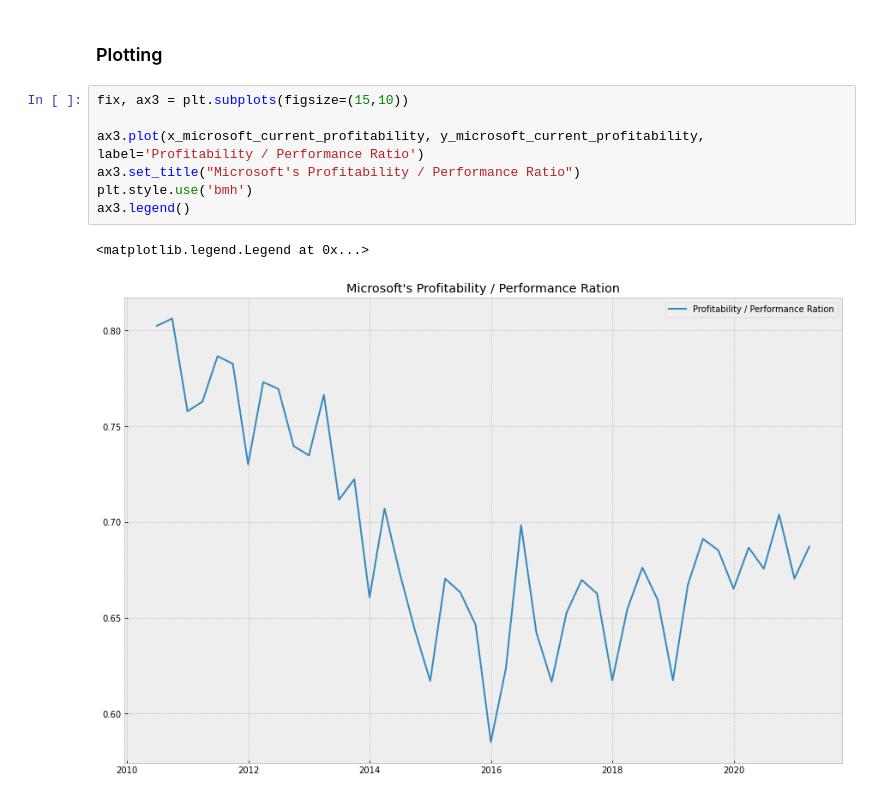
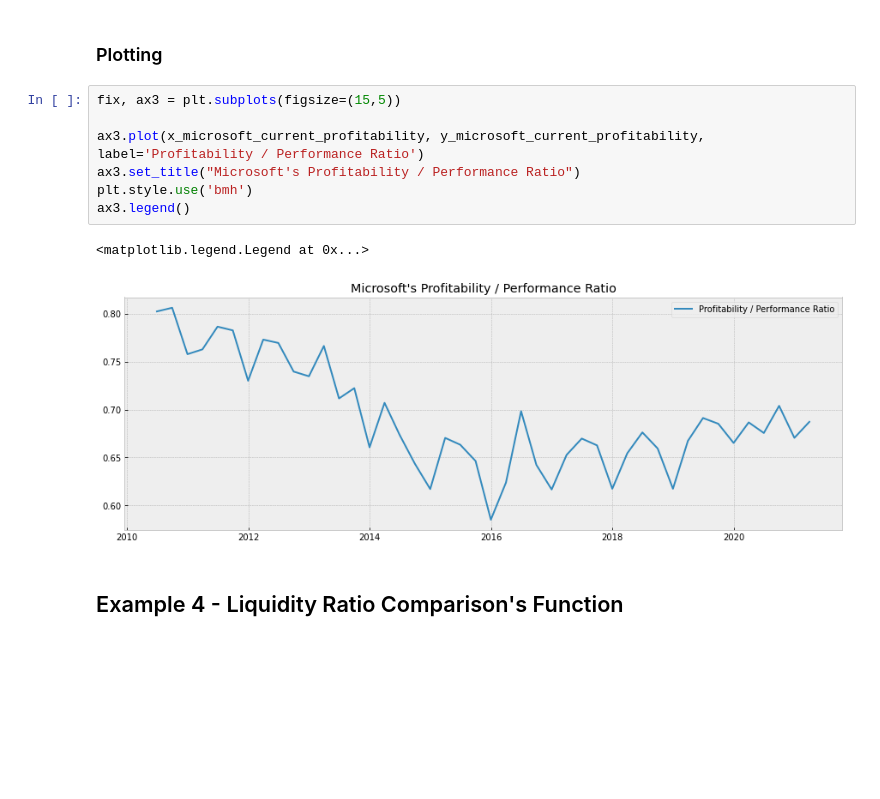
Before and after one commit to tradingeconomics/notebooks, a Jupyter notebook: Stocks/historicalFinancials.ipynb, the cells around one changed output. Cells and saved outputs as stored; diff of their text form; blank space fills up the shorter version.

Commit message:
adding more examples in historicalFinancials

```diff
--- a/Stocks/historicalFinancials.ipynb
+++ b/Stocks/historicalFinancials.ipynb
@@ -81,12 +82,14 @@ y_microsoft_current_profitability = y_microsoft_current_profits / y_microsoft_cu
 # %% [markdown]
 ### Plotting
 # %%
-fix, ax3 = plt.subplots(figsize=(15,10))
+fix, ax3 = plt.subplots(figsize=(15,5))
 
 ax3.plot(x_microsoft_current_profitability, y_microsoft_current_profitability, label='Profitability / Performance Ratio')
 ax3.set_title("Microsoft's Profitability / Performance Ratio")
 plt.style.use('bmh')
 ax3.legend()
 # %% [output]
 <matplotlib.legend.Legend at 0x...>
-[figure, old version]
+[figure, new version]
+# %% [markdown]
+## Example 4 - Liquidity Ratio Comparison's Function
```
Also changed, not shown: parts of 5 cells of this notebook.
